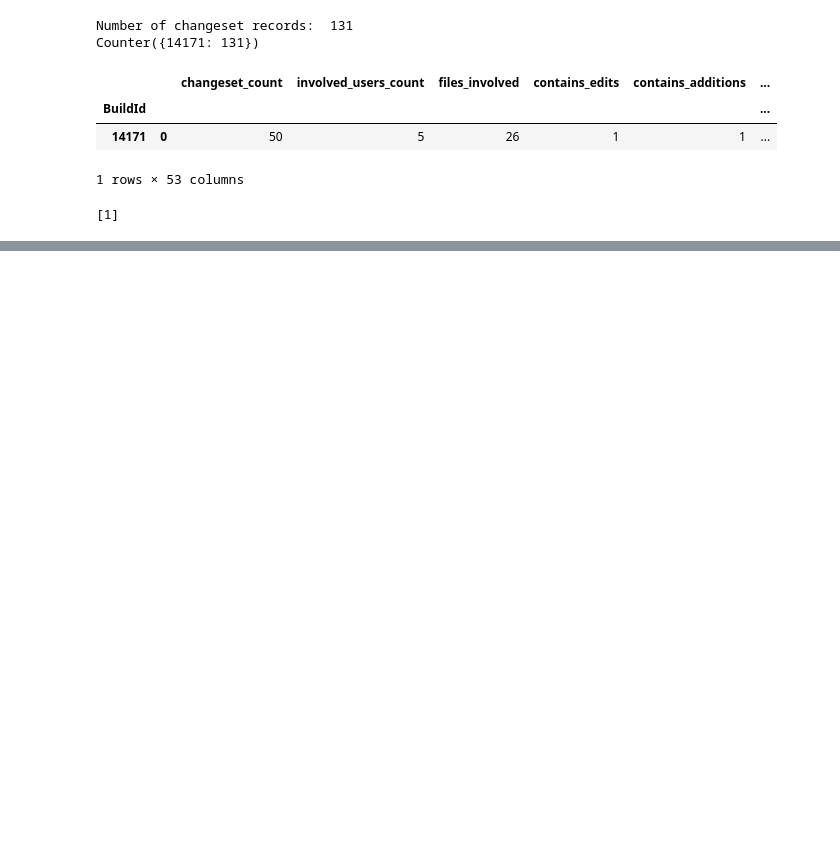
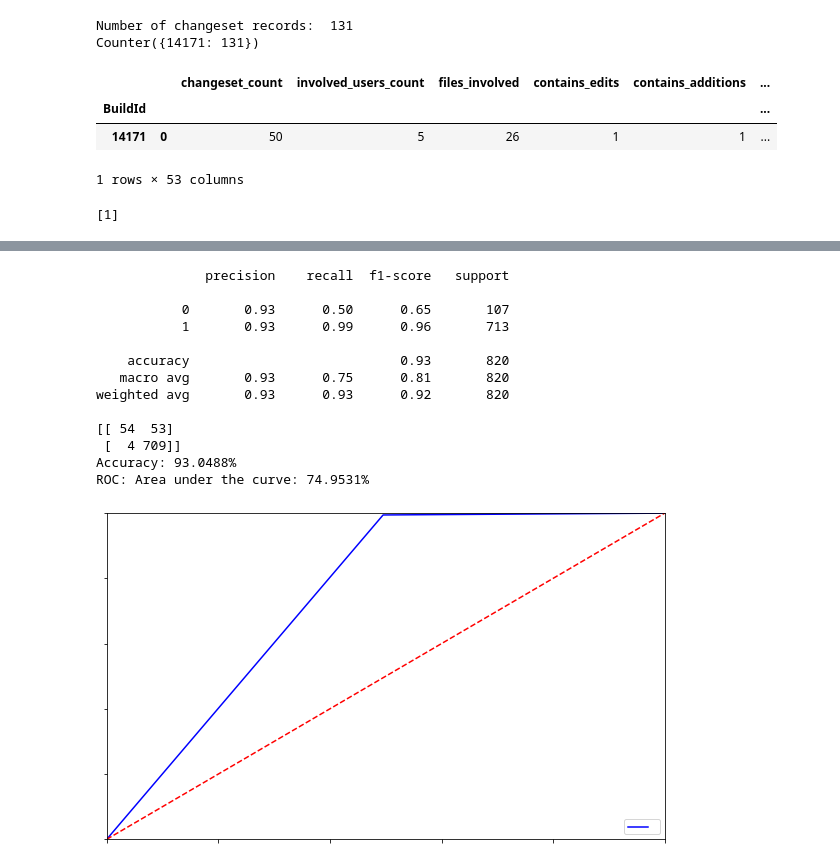
Before and after one commit to SamVanhoutte/machine-learning-101, a Jupyter notebook: 01-devops-builds/devops-regression.ipynb, the cells around one changed output, grey strips where cells are left out. Saved outputs shown, nothing was run; the diff lists cells and outputs as text; code cells hidden in the pictures; blank space fills up the shorter version.

Commit message:
added random forest tree

```diff
--- a/01-devops-builds/devops-regression.ipynb
+++ b/01-devops-builds/devops-regression.ipynb
@@ -516,0 +550,21 @@ print(input_pred)
+# %%
+hyper_parameters = {
+    'n_estimators': [10, 100, 1000],
+    'max_depth': [4, 10, 12]
+}
+
+model = RandomForestClassifier()
+
+cv_searcher = RandomizedSearchCV(model, hyper_parameters)
+cv_searcher.scoring = 'accuracy' #f1 score could be used too
+cv_searcher.cv = 10 # k-fold
+cv_searcher.verbose = 1
+
+selected_model = cv_searcher.fit(X_train, y_train)
+best_accuracy = selected_model.best_score_
+best_parameters = selected_model.best_params_
+print('Best hyper parameters found:', best_parameters)
+print('Best accuracy:', best_accuracy)
+
+#model_fit = TuneParameters(model, hyper_parameters,
+#                           PickMostSignificantFeatures(pd.DataFrame(X_train, columns=X.columns), rft_model_fit.best_estimator_, 5), y_train, 4)
@@ -516,0 +592,17 @@ print(input_pred)
+# %%
+ValidateBinaryClassifier(selected_model.best_estimator_, X_test, y_test)
+# %% [output]
+              precision    recall  f1-score   support
+
+           0       0.93      0.50      0.65       107
+           1       0.93      0.99      0.96       713
+
+    accuracy                           0.93       820
+   macro avg       0.93      0.75      0.81       820
+weighted avg       0.93      0.93      0.92       820
+
+[[ 54  53]
+ [  4 709]]
+Accuracy: 93.0488%
+ROC: Area under the curve: 74.9531%
+[figure, added]
```
Also changed, not shown: parts of 9 cells of this notebook.
